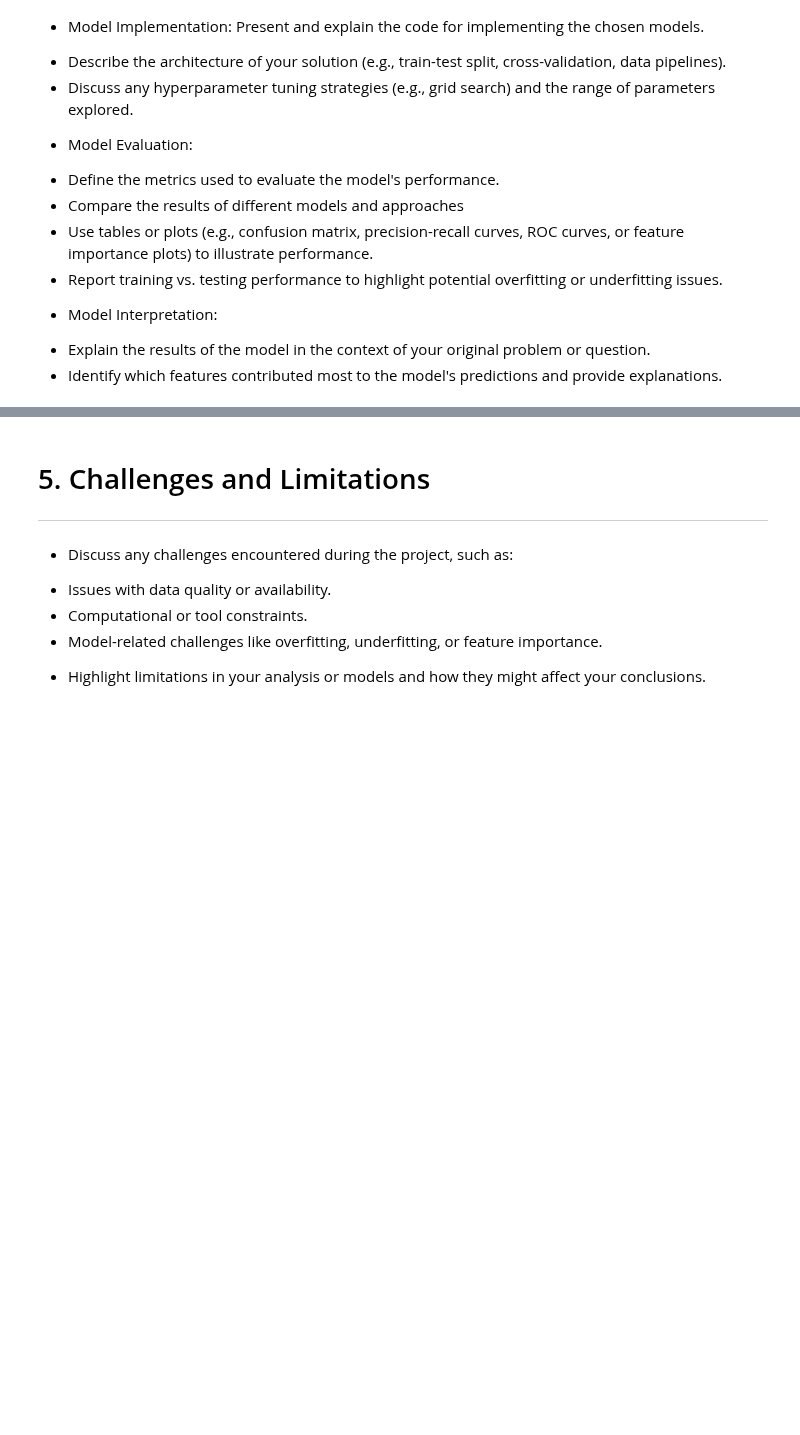
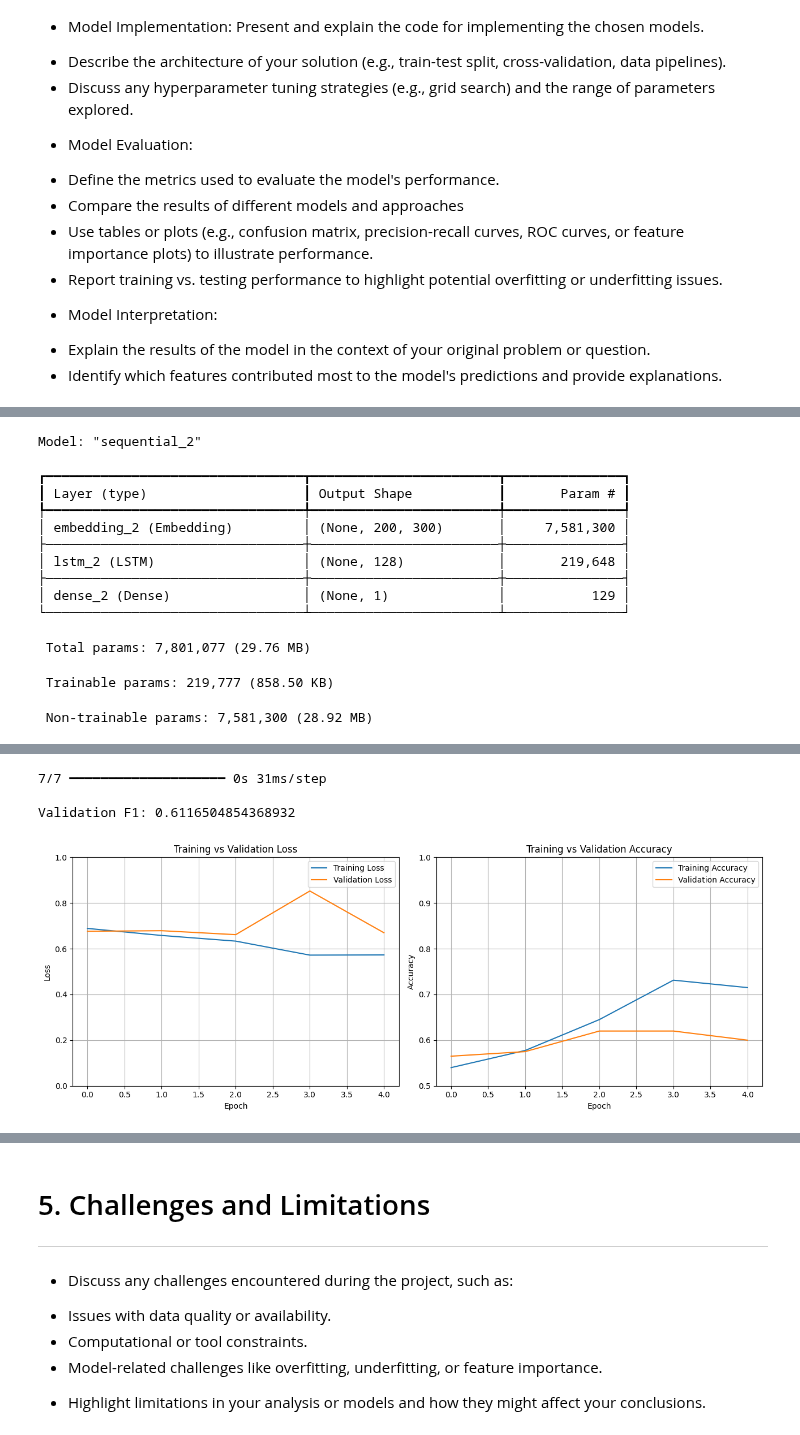
Before and after one commit to sokoruchi100/INFO-371-Project, a Jupyter notebook: INFO371_Final_Project_Report.ipynb, the cells around one changed output, grey strips where cells are left out. Saved outputs shown, nothing was run; the diff lists cells and outputs as text; code cells hidden in the pictures; blank space fills up the shorter version.

```diff
--- a/INFO371_Final_Project_Report.ipynb
+++ b/INFO371_Final_Project_Report.ipynb
@@ -110,0 +706,25 @@ The analysis should be guided by the problem defined earlier. Show your code and
+# %%
+model = model_lstm_v1(units=128, dropout=0.1, optimizer="adam")
+model.summary()
+history = model.fit(
+    X_train, y_train,
+    validation_data=(X_validate, y_validate),
+    epochs=5,
+    batch_size=64
+)
+print("\nValidation F1:", calculate_f1(model, X_validate, y_validate), "\n")
+plot_training_curves(history)
+# %% [output]
+Model: "sequential_2"
+┏━━━━━━━━━━━━━━━━━━━━━━━━━━━━━━━━━┳━━━━━━━━━━━━━━━━━━━━━━━━┳━━━━━━━━━━━━━━━┓
+┃ Layer (type)                    ┃ Output Shape           ┃       Param # ┃
+┡━━━━━━━━━━━━━━━━━━━━━━━━━━━━━━━━━╇━━━━━━━━━━━━━━━━━━━━━━━━╇━━━━━━━━━━━━━━━┩
+│ embedding_2 (Embedding)         │ (None, 200, 300)       │     7,581,300 │
+├─────────────────────────────────┼────────────────────────┼───────────────┤
+│ lstm_2 (LSTM)                   │ (None, 128)            │       219,648 │
+├─────────────────────────────────┼────────────────────────┼───────────────┤
+│ dense_2 (Dense)                 │ (None, 1)              │           129 │
+└─────────────────────────────────┴────────────────────────┴───────────────┘
+ Total params: 7,801,077 (29.76 MB)
+ Trainable params: 219,777 (858.50 KB)
+ Non-trainable params: 7,581,300 (28.92 MB)
@@ -110,0 +742,4 @@ The analysis should be guided by the problem defined earlier. Show your code and
+7/7 ━━━━━━━━━━━━━━━━━━━━ 0s 31ms/step
+
+Validation F1: 0.6116504854368932
+[figure, added]
```
Also changed, not shown: parts of 106 cells of this notebook.
